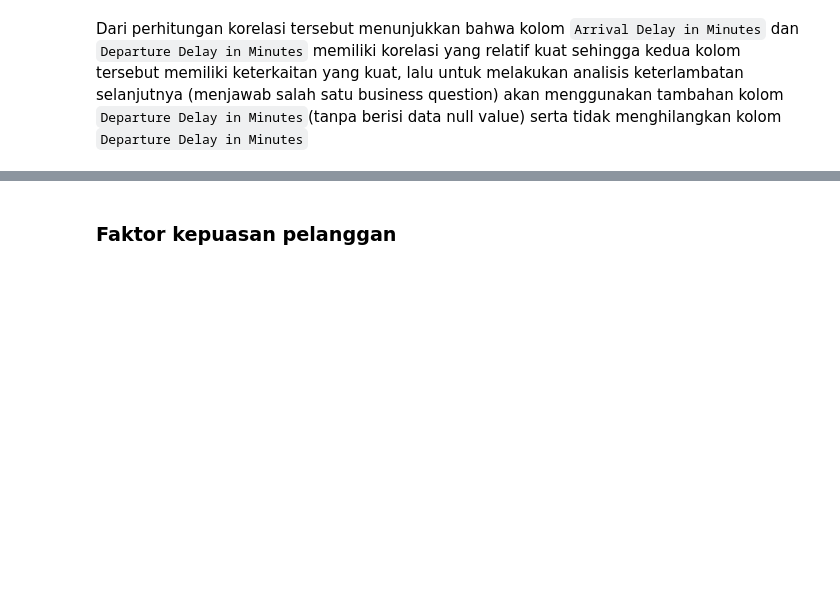
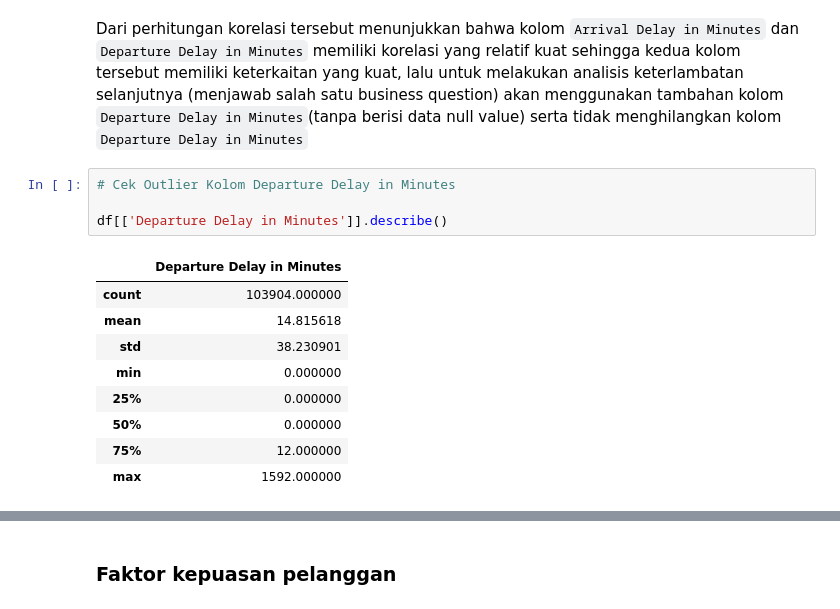
Before and after one commit to HerdiansyahPP/Capstone-2-PurwadhikaDS, a Jupyter notebook: Capstone_2.ipynb, the cells around one changed output, grey strips where cells are left out. Saved outputs shown, nothing was run; the diff lists cells and outputs as text; blank space fills up the shorter version.

```diff
--- a/Capstone_2.ipynb
+++ b/Capstone_2.ipynb
@@ -490,3 +490,17 @@ plt.show()
 [figure]
 # %% [markdown]
 Dari perhitungan korelasi tersebut menunjukkan bahwa kolom `Arrival Delay in Minutes` dan `Departure Delay in Minutes` memiliki korelasi yang relatif kuat sehingga kedua kolom tersebut memiliki keterkaitan yang kuat, lalu untuk melakukan analisis keterlambatan selanjutnya (menjawab salah satu business question) akan menggunakan tambahan kolom `Departure Delay in Minutes`(tanpa berisi data null value) serta tidak menghilangkan kolom `Departure Delay in Minutes`
+# %%
+# Cek Outlier Kolom Departure Delay in Minutes
+
+df[['Departure Delay in Minutes']].describe()
+# %% [output]
+|  | Departure Delay in Minutes |
+| count | 103904.000000 |
+| mean | 14.815618 |
+| std | 38.230901 |
+| min | 0.000000 |
+| 25% | 0.000000 |
+| 50% | 0.000000 |
+| 75% | 12.000000 |
+| max | 1592.000000 |
```
Also changed, not shown: parts of 3 cells of this notebook.
